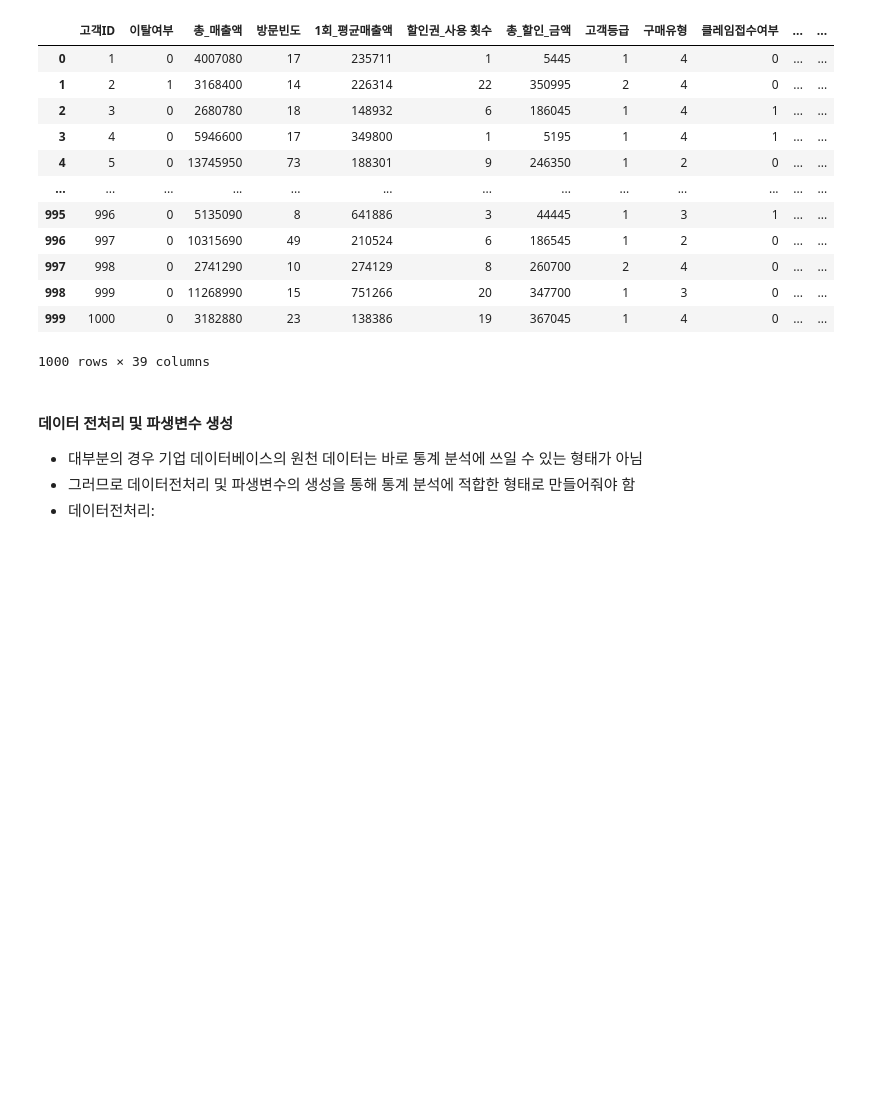
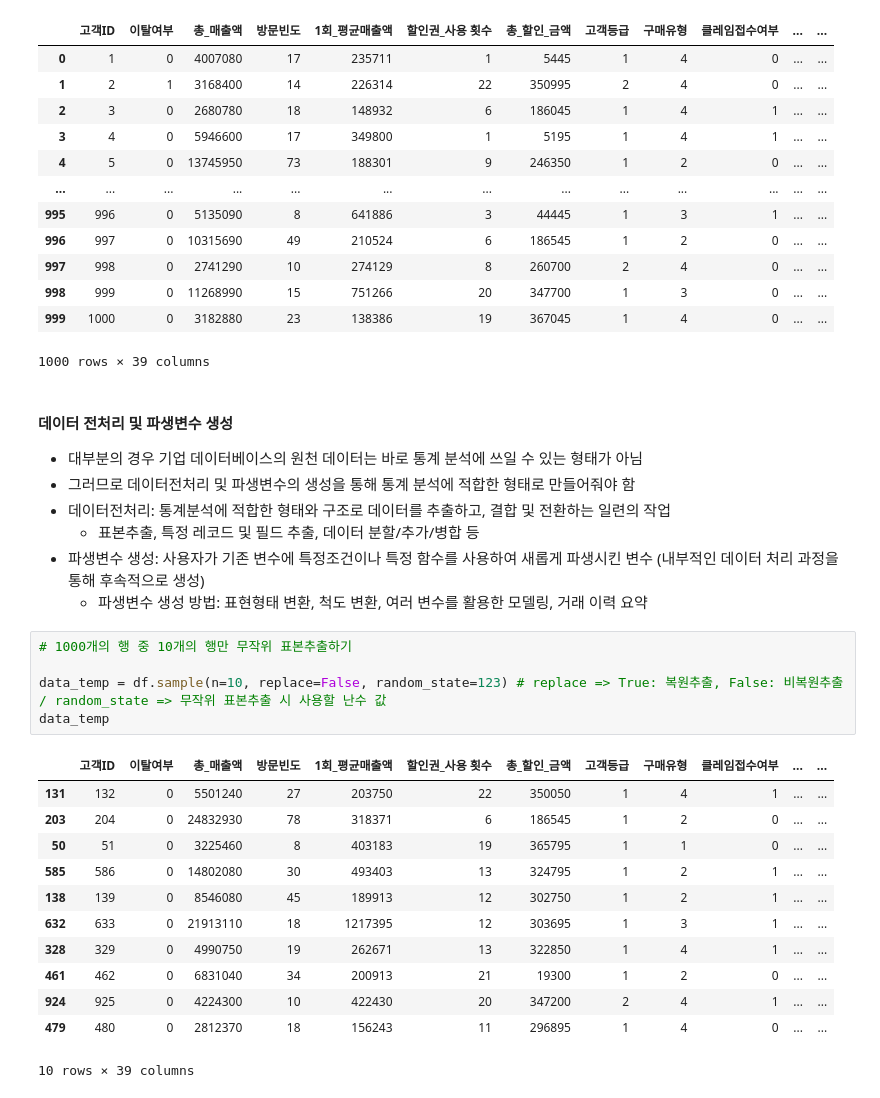
Before and after one commit to starfishkenny/Python, a Jupyter notebook: 20210328_Statistics for Marketing(2).ipynb, the cells around one changed output. Drawn from its saved outputs; the diff is of its cells as text; blank space fills up the shorter version.

```diff
--- a/20210328_Statistics for Marketing(2).ipynb
+++ b/20210328_Statistics for Marketing(2).ipynb
@@ -21,4 +22,25 @@ df
 #### 데이터 전처리 및 파생변수 생성
 * 대부분의 경우 기업 데이터베이스의 원천 데이터는 바로 통계 분석에 쓰일 수 있는 형태가 아님
 * 그러므로 데이터전처리 및 파생변수의 생성을 통해 통계 분석에 적합한 형태로 만들어줘야 함
-* 데이터전처리:
+* 데이터전처리: 통계분석에 적합한 형태와 구조로 데이터를 추출하고, 결합 및 전환하는 일련의 작업
+  - 표본추출, 특정 레코드 및 필드 추출, 데이터 분할/추가/병합 등
+* 파생변수 생성: 사용자가 기존 변수에 특정조건이나 특정 함수를 사용하여 새롭게 파생시킨 변수 (내부적인 데이터 처리 과정을 통해 후속적으로 생성)
+  - 파생변수 생성 방법: 표현형태 변환, 척도 변환, 여러 변수를 활용한 모델링, 거래 이력 요약
+# %%
+# 1000개의 행 중 10개의 행만 무작위 표본추출하기
+
+data_temp = df.sample(n=10, replace=False, random_state=123) # replace => True: 복원추출, False: 비복원추출 / random_state => 무작위 표본추출 시 사용할 난수 값
+data_temp
+# %% [output]
+|  | 고객ID | 이탈여부 | 총_매출액 | 방문빈도 | 1회_평균매출액 | 할인권_사용 횟수 | 총_할인_금액 | 고객등급 | 구매유형 | 클레임접수여부 | ... | ... |
+| 131 | 132 | 0 | 5501240 | 27 | 203750 | 22 | 350050 | 1 | 4 | 1 | ... | ... |
+| 203 | 204 | 0 | 24832930 | 78 | 318371 | 6 | 186545 | 1 | 2 | 0 | ... | ... |
+| 50 | 51 | 0 | 3225460 | 8 | 403183 | 19 | 365795 | 1 | 1 | 0 | ... | ... |
+| 585 | 586 | 0 | 14802080 | 30 | 493403 | 13 | 324795 | 1 | 2 | 1 | ... | ... |
+| 138 | 139 | 0 | 8546080 | 45 | 189913 | 12 | 302750 | 1 | 2 | 1 | ... | ... |
+| 632 | 633 | 0 | 21913110 | 18 | 1217395 | 12 | 303695 | 1 | 3 | 1 | ... | ... |
+| 328 | 329 | 0 | 4990750 | 19 | 262671 | 13 | 322850 | 1 | 4 | 1 | ... | ... |
+| 461 | 462 | 0 | 6831040 | 34 | 200913 | 21 | 19300 | 1 | 2 | 0 | ... | ... |
+| 924 | 925 | 0 | 4224300 | 10 | 422430 | 20 | 347200 | 2 | 4 | 1 | ... | ... |
+| 479 | 480 | 0 | 2812370 | 18 | 156243 | 11 | 296895 | 1 | 4 | 0 | ... | ... |
+10 rows × 39 columns
```
Also changed, not shown: parts of 12 cells of this notebook.
